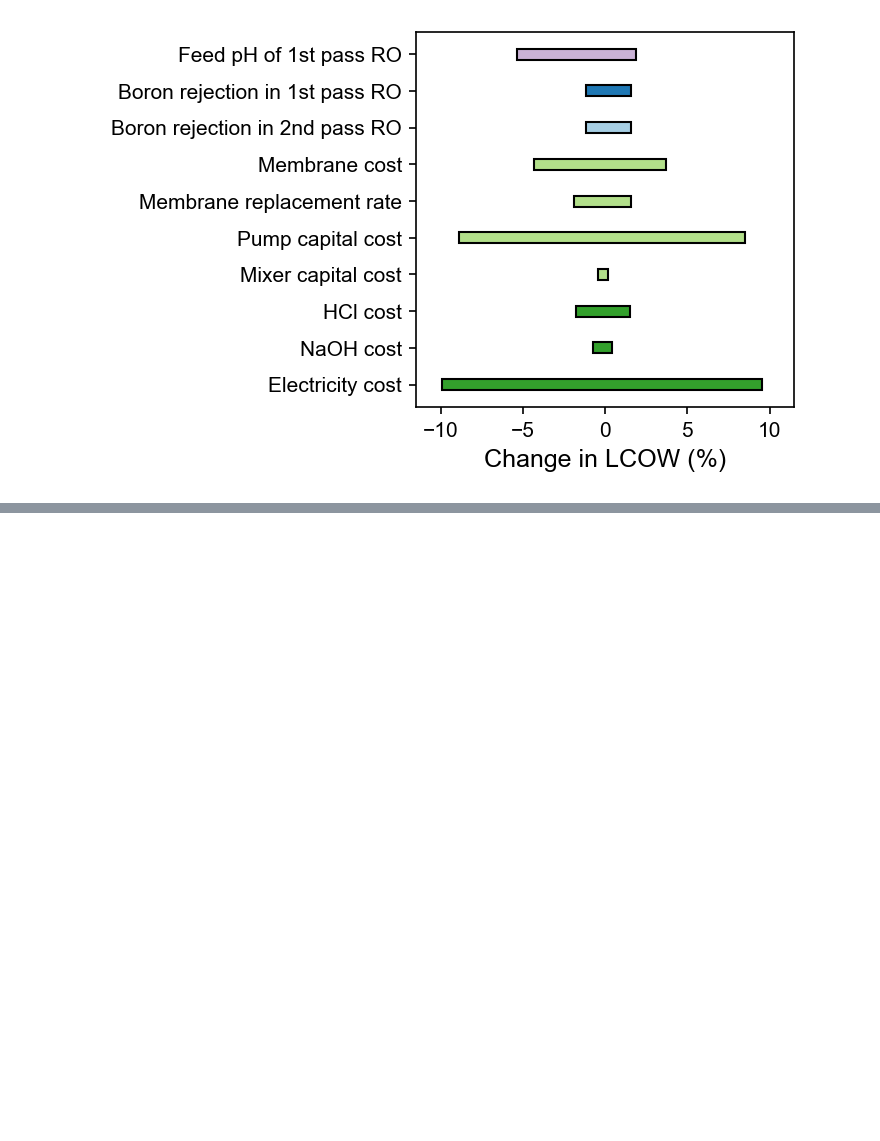
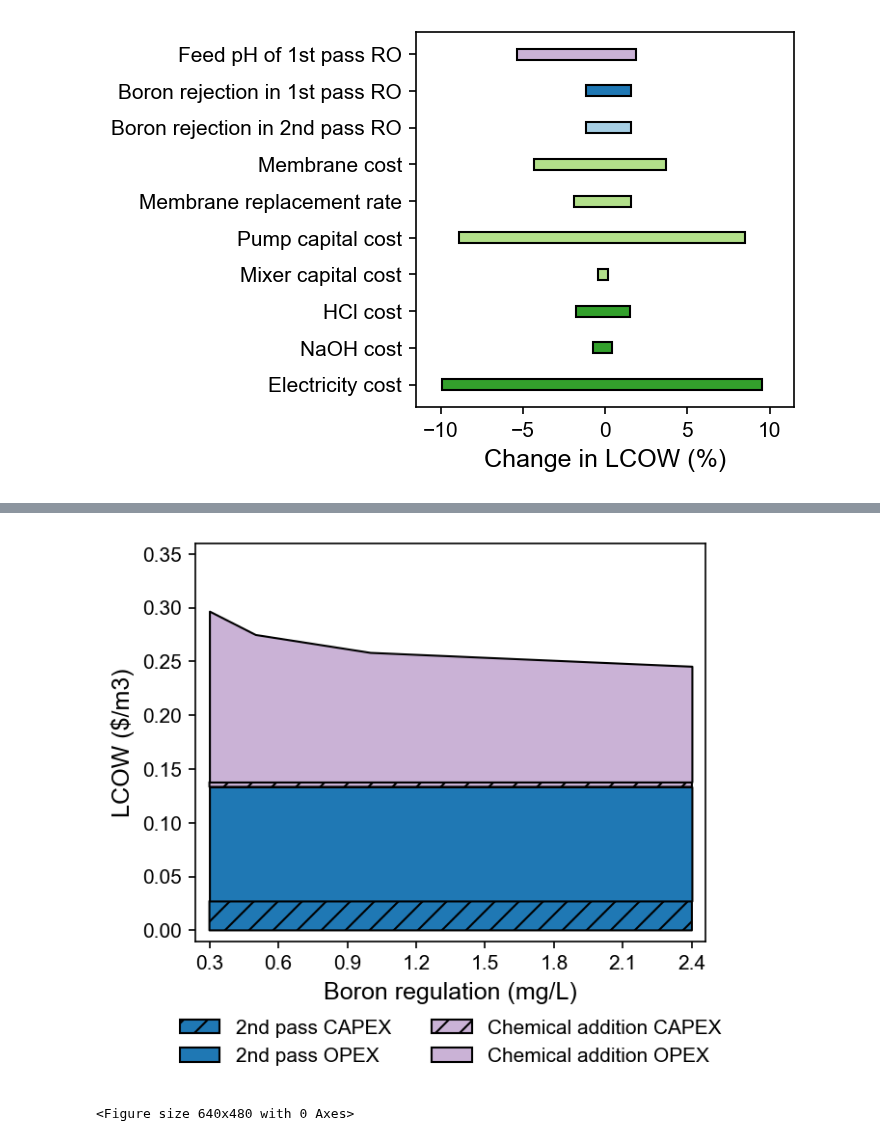
Before and after one commit to savannahsakhai/watertap, a Jupyter notebook: watertap/examples/flowsheets/boron_removal/sweep_plots.ipynb, the cells around one changed output, grey strips where cells are left out. Cells and saved outputs as stored; diff of their text form; code cells hidden in the pictures; blank space fills up the shorter version.

```diff
--- a/watertap/examples/flowsheets/boron_removal/sweep_plots.ipynb
+++ b/watertap/examples/flowsheets/boron_removal/sweep_plots.ipynb
@@ -703,0 +610,60 @@ plt.savefig("boron_sensitivity", dpi=600, bbox_inches='tight')
+# %%
+data1 = data[(data["# boron_feed"] == 5/1000) ]
+Q = data1["Product water"]
+
+elec_usage = data1["P1 Capital Cost"] /(data1["P1 Capital Cost"]+data1["P2 Capital Cost"])
+labels = ["2nd pass CAPEX","2nd pass OPEX","Chemical addition CAPEX","Chemical addition OPEX"]
+
+x = data1["boron_limit"]*1000
+
+# y1 = (f_crf*data1["P1 Capital Cost"] + f_crf*data1["RO1 Capital Cost"])/(f_util*Q)
+# y2 = (data1["Electric cost"]*elec_usage + data1["RO1 Fixed Operating Cost"] + data1["Chem and Main"]*(1/3))/(f_util*Q)
+
+y3 = (f_crf*data1["P2 Capital Cost"] + f_crf*data1["RO2 Capital Cost"])/(f_util*Q)
+y4 = (data1["Electric cost"]*(1-elec_usage) + data1["RO2 Fixed Operating Cost"]+ data1["Chem and Main"]*(1/3))/(f_util*Q)
+
+y5 = (f_crf*data1["M2 Capital Cost"] + f_crf*data1["M1 Capital Cost"])/(f_util*Q)
+y6 = (data1["NaOH cost"] + data1["HCl cost"]+ data1["Chem and Main"]*(1/3))/(f_util*Q)
+
+y = np.vstack([y3,y4,y5,y6])
+colors=[color_list[1],color_list[1],color_list[8],color_list[8]]
+hatches = ['//',None, '//',None]
+bottom = np.zeros_like(x)
+
+fig = figureGenerator()
+fig.init_figure(width=3.25*1.4,
+                height=3.25*1.1,)
+
+for i, layer in enumerate(y):
+    plt.fill_between(x, bottom, bottom + layer, label=labels[i],
+                        color=colors[i], hatch=hatches[i], edgecolor="black")
+    bottom += layer
+
+plt.legend(loc="upper center",
+          bbox_to_anchor=(0.5, -0.15),
+          ncol=2,
+          frameon=False)
+
+xformat=[[0.3, 2.4], .3]
+yformat=[[0.0, 0.35], 0.05]
+# # x-pltis
+spacing_factor = 5
+xlim = xformat[0]
+xinc = xformat[1]
+plt.xlim(xlim[0]-xinc/spacing_factor, xlim[1]+xinc/spacing_factor)
+plt.xticks(np.linspace(xlim[0], xlim[1], int(round((xlim[1]-xlim[0])/xinc))+1))
+# y-pltis
+ylim = yformat[0]
+yinc = yformat[1]
+plt.ylim(ylim[0]-yinc/spacing_factor, ylim[1]+yinc/spacing_factor)
+plt.yticks(np.linspace(ylim[0], ylim[1], int(round((ylim[1]-ylim[0])/yinc))+1))
+
+plt.ylabel("LCOW ($/m3)")
+plt.xlabel("Boron regulation (mg/L)")
+# plt.ylim([0,0.35])
+# plt.ylim([0.3,2.4])
+plt.show()
+plt.savefig("LCOW_breakdown_2pass_boronreg", dpi=600, bbox_inches='tight')
+# %% [output]
+[figure, added]
+<Figure size 640x480 with 0 Axes>
```
Also changed, not shown: parts of 15 cells of this notebook, 15 other files.
